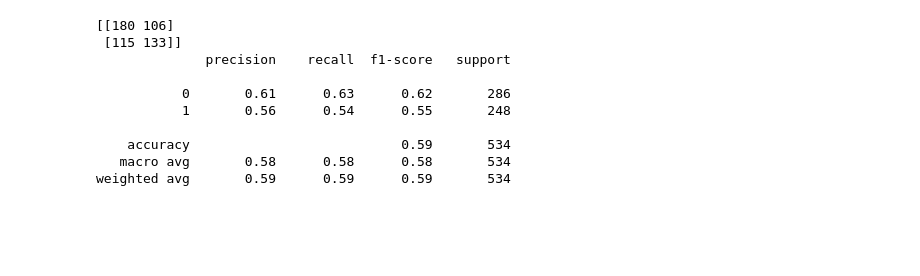
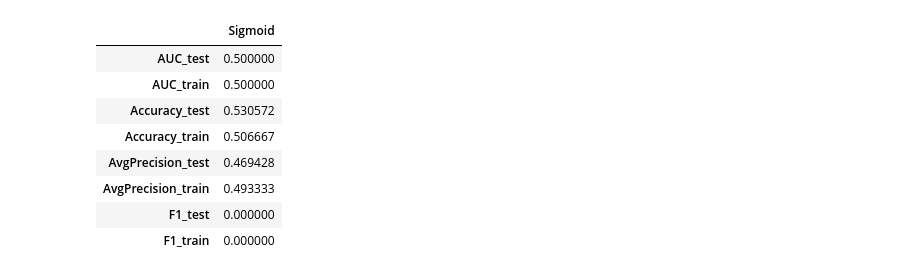
Before and after one commit to crsimmons1/lifeexpectancy, a Jupyter notebook: Classification/SVC.ipynb, the cells around one changed output. Drawn from its saved outputs; the diff is of its cells as text; code cells hidden in the pictures; blank space fills up the shorter version.

```diff
--- a/Classification/SVC.ipynb
+++ b/Classification/SVC.ipynb
@@ -168,19 +167,39 @@ SVC(C=0.01, break_ties=False, cache_size=200, class_weight=None, coef0=0.0,
     max_iter=-1, probability=False, random_state=None, shrinking=True,
     tol=0.001, verbose=False)
-# %%
-# Make predictions
-grid_predictions = grid.predict(X_test)
-
-# Confusion Matrix
-print(confusion_matrix(y_test,grid_predictions))
-# %% [output]
-[[180 106]
- [115 133]]
-              precision    recall  f1-score   support
-
-           0       0.61      0.63      0.62       286
-           1       0.56      0.54      0.55       248
-
-    accuracy                           0.59       534
-   macro avg       0.58      0.58      0.58       534
-weighted avg       0.59      0.59      0.59       534
+# %%
+from sklearn import metrics
+
+# Function to evaluate model
+RESULTS = {}
+def evaluate_model(y_test, y_train, y_pred_test, y_pred_train):
+    return { # First test, then training
+        # Accuracy
+        "Accuracy_test" : metrics.accuracy_score(y_test, y_pred_test),
+        "Accuracy_train" : metrics.accuracy_score(y_train, y_pred_train),
+        # AUC
+        "AUC_test" : (metrics.roc_auc_score(y_test, y_pred_test)),
+        "AUC_train" : (metrics.roc_auc_score(y_train, y_pred_train)),
+        # Average Precision Score
+        "AvgPrecision_test": metrics.average_precision_score(y_test, y_pred_test),
+        "AvgPrecision_train": metrics.average_precision_score(y_train, y_pred_train),
+        # F1 Score, also known as balanced F-score or F-measure
+        "F1_test": metrics.f1_score(y_test, y_pred_test),
+        "F1_train": metrics.f1_score(y_train, y_pred_train)}
+
+# calculate metrics for the training and test predictions
+y_pred_train = grid.predict(X_train)
+y_pred_test = grid.predict(X_test)
+RESULTS["Sigmoid"] = evaluate_model(y_test, y_train, y_pred_test,y_pred_train)
+
+# Output the metrics
+pd.DataFrame(RESULTS)
+# %% [output]
+|  | Sigmoid |
+| AUC_test | 0.500000 |
+| AUC_train | 0.500000 |
+| Accuracy_test | 0.530572 |
+| Accuracy_train | 0.506667 |
+| AvgPrecision_test | 0.469428 |
+| AvgPrecision_train | 0.493333 |
+| F1_test | 0.000000 |
+| F1_train | 0.000000 |
```
Also changed, not shown: parts of 23 cells of this notebook.
